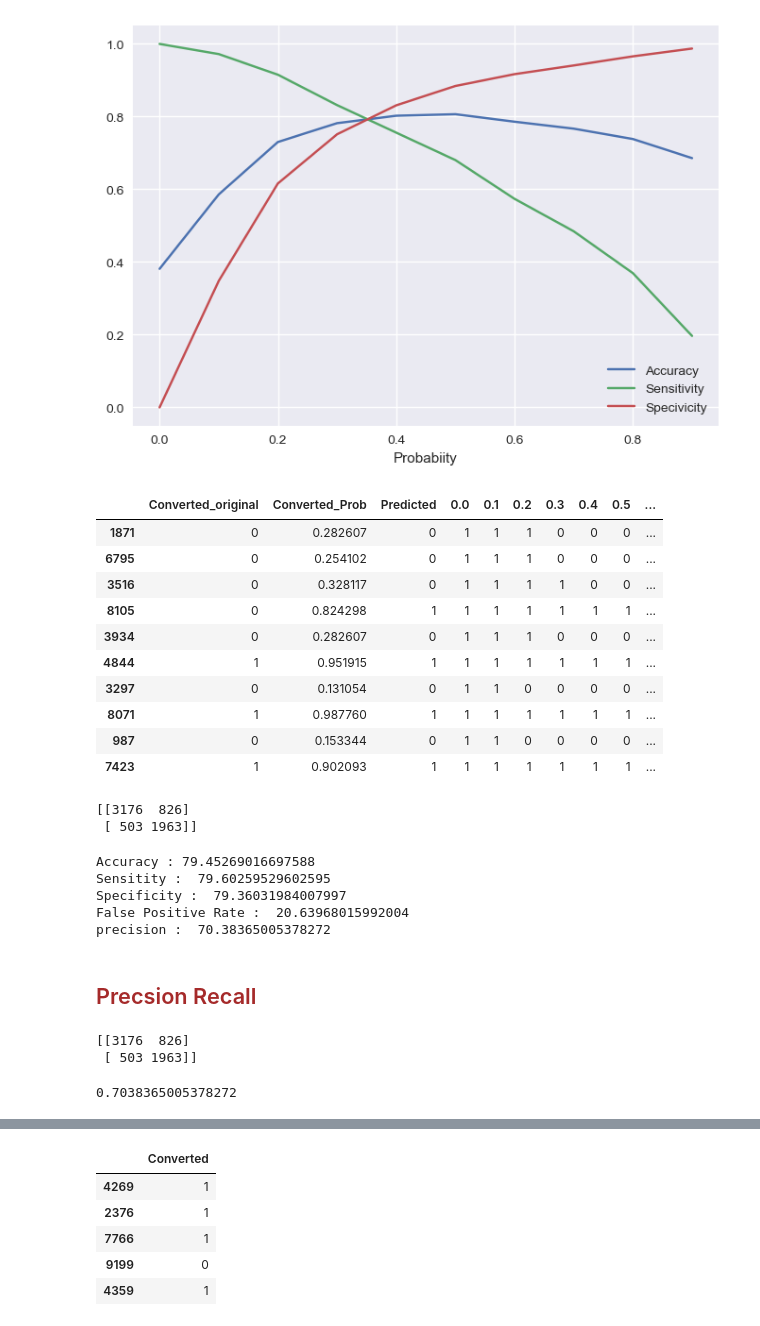
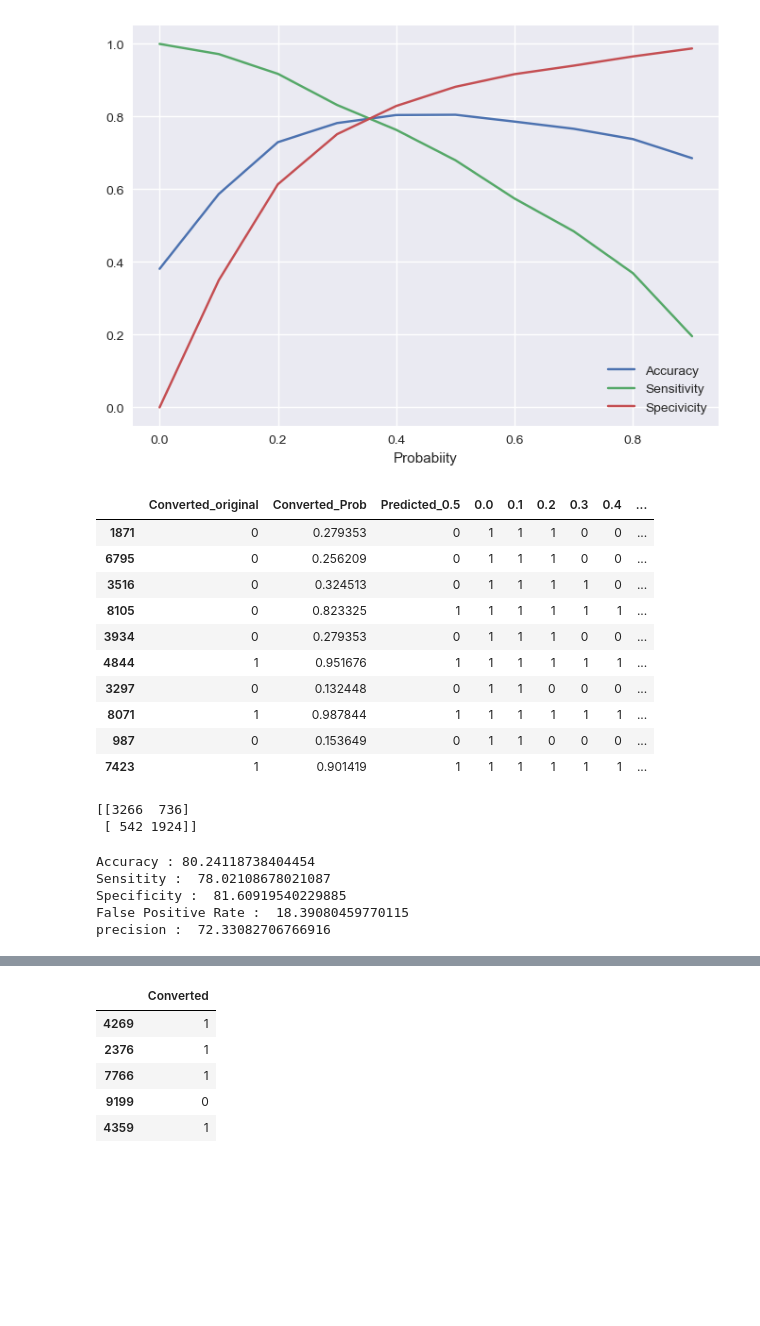
Before and after one commit to ankanroy92in/X_Education, a Jupyter notebook: X_Education.ipynb, the cells around one changed output, grey strips where cells are left out. Drawn from its saved outputs; the diff is of its cells as text; code cells hidden in the pictures; blank space fills up the shorter version.

```diff
--- a/X_Education.ipynb
+++ b/X_Education.ipynb
@@ -1057,6 +977,6 @@ X_train_rfe_selected.shape
 # %%
-X_train_rfe_selected_with_constant = sm.add_constant(X_train_rfe_selected)
-model_1 = model_creation(X_train_rfe_selected_with_constant,y_train)
+X_train_with_constant = sm.add_constant(X_train)
+model_1 = model_creation(X_train_with_constant,y_train)
 # %% [output]
                  Generalized Linear Model Regression Results
 ==============================================================================
@@ -1122,0 +1027,4 @@ Rural and Agribusiness          0.7100      0.379      1.874      0.061      -0.
+# %%
+# Feature selection using RFE
+# Number of features to be selected is 20
+selected_column = feature_selection(X_train,y_train,20)
@@ -1131,3 +1085,7 @@ X_train_rfe_selected_with_constant_revised = X_train_rfe_selected_with_constant.
+# %%
+drop_features = ['Form Submitted on Website','Lead Import','LeadSource_Others',
+                 'Olark Chat Conversation','Rural and Agribusiness']
+X_train_rfe_selected_with_constant_revised = X_train_rfe_selected_with_constant.drop(drop_features,axis=1)
 # %%
 model_3 = model_creation(X_train_rfe_selected_with_constant_revised,y_train)
 # %% [output]
@@ -1203,5 +1172,5 @@ y_train_pred_final.head()
 # %%
-y_train_pred_final['Predicted'] = y_train_pred_final["Converted_Prob"].map(lambda x: 1 if x > 0.5 else 0)
+y_train_pred_final['Predicted_0.5'] = y_train_pred_final["Converted_Prob"].map(lambda x: 1 if x > 0.5 else 0)
 
 # checking head
 y_train_pred_final.head(10)
@@ -1333,50 +1314,35 @@ plt.show()
 # %% [output]
 [figure]
 # %%
-#From the curve above, 0.352 is the optimum point to take it as a cutoff probability.
-y_train_pred_final['final_predicted'] = y_train_pred_final["Converted_Prob"].map(lambda x: 1 if x > 0.352 else 0)
+#From the curve above, 0.38 is the optimum point to take it as a cutoff probability.
+y_train_pred_final['predicted_0.38'] = y_train_pred_final["Converted_Prob"].map(lambda x: 1 if x > 0.38 else 0)
 
 # checking head
 y_train_pred_final.head(10)
 # %% [output]
-|  | Converted_original | Converted_Prob | Predicted | 0.0 | 0.1 | 0.2 | 0.3 | 0.4 | 0.5 | ... |
-| 1871 | 0 | 0.282607 | 0 | 1 | 1 | 1 | 0 | 0 | 0 | ... |
-| 6795 | 0 | 0.254102 | 0 | 1 | 1 | 1 | 0 | 0 | 0 | ... |
-| 3516 | 0 | 0.328117 | 0 | 1 | 1 | 1 | 1 | 0 | 0 | ... |
-| 8105 | 0 | 0.824298 | 1 | 1 | 1 | 1 | 1 | 1 | 1 | ... |
-| 3934 | 0 | 0.282607 | 0 | 1 | 1 | 1 | 0 | 0 | 0 | ... |
-| 4844 | 1 | 0.951915 | 1 | 1 | 1 | 1 | 1 | 1 | 1 | ... |
-| 3297 | 0 | 0.131054 | 0 | 1 | 1 | 0 | 0 | 0 | 0 | ... |
-| 8071 | 1 | 0.987760 | 1 | 1 | 1 | 1 | 1 | 1 | 1 | ... |
-| 987 | 0 | 0.153344 | 0 | 1 | 1 | 0 | 0 | 0 | 0 | ... |
-| 7423 | 1 | 0.902093 | 1 | 1 | 1 | 1 | 1 | 1 | 1 | ... |
+|  | Converted_original | Converted_Prob | Predicted_0.5 | 0.0 | 0.1 | 0.2 | 0.3 | 0.4 | ... |
+| 1871 | 0 | 0.279353 | 0 | 1 | 1 | 1 | 0 | 0 | ... |
+| 6795 | 0 | 0.256209 | 0 | 1 | 1 | 1 | 0 | 0 | ... |
+| 3516 | 0 | 0.324513 | 0 | 1 | 1 | 1 | 1 | 0 | ... |
+| 8105 | 0 | 0.823325 | 1 | 1 | 1 | 1 | 1 | 1 | ... |
+| 3934 | 0 | 0.279353 | 0 | 1 | 1 | 1 | 0 | 0 | ... |
+| 4844 | 1 | 0.951676 | 1 | 1 | 1 | 1 | 1 | 1 | ... |
+| 3297 | 0 | 0.132448 | 0 | 1 | 1 | 0 | 0 | 0 | ... |
+| 8071 | 1 | 0.987844 | 1 | 1 | 1 | 1 | 1 | 1 | ... |
+| 987 | 0 | 0.153649 | 0 | 1 | 1 | 0 | 0 | 0 | ... |
+| 7423 | 1 | 0.901419 | 1 | 1 | 1 | 1 | 1 | 1 | ... |
 # %%
 # Confusion matrix
-confusion = metrics.confusion_matrix(y_train_pred_final.Converted_original, y_train_pred_final.final_predicted )
+confusion = metrics.confusion_matrix(y_train_pred_final.Converted_original, y_train_pred_final['predicted_0.38'] )
 print(confusion)
 # %% [output]
-[[3176  826]
- [ 503 1963]]
+[[3266  736]
+ [ 542 1924]]
 # %%
-metirices(confusion)
+metirices(confusion,'predicted_0.38')
 # %% [output]
-Accuracy : 79.45269016697588
-Sensitity :  79.60259529602595
-Specificity :  79.36031984007997
-False Positive Rate :  20.63968015992004
-precision :  70.38365005378272
+Accuracy : 80.24118738404454
+Sensitity :  78.02108678021087
+Specificity :  81.60919540229885
+False Positive Rate :  18.39080459770115
+precision :  72.33082706766916
-# %% [markdown]
-### <h2 align="left"> <font color='brown'>Precsion Recall</font></h2>
-# %%
-# Confusion matrix
-confusion = metrics.confusion_matrix(y_train_pred_final.Converted_original, y_train_pred_final.final_predicted )
-print(confusion)
-# %% [output]
-[[3176  826]
- [ 503 1963]]
-# %%
-# Precision
-
-confusion[1,1]/(confusion[0,1]+confusion[1,1])
-# %% [output]
-0.7038365005378272
```
Also changed, not shown: parts of 183 cells of this notebook.
